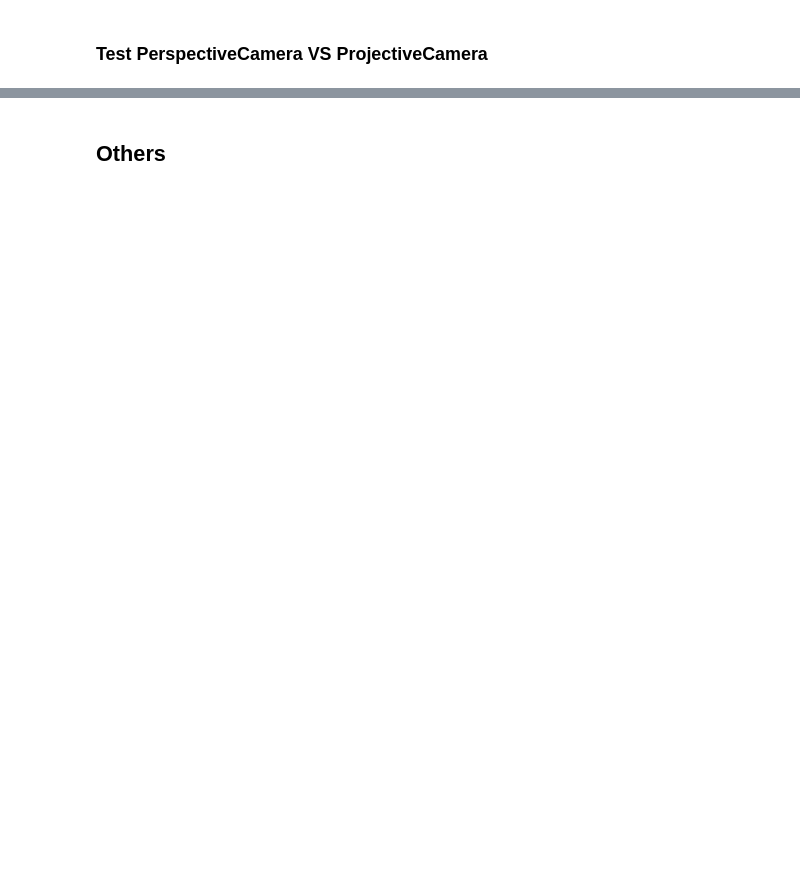
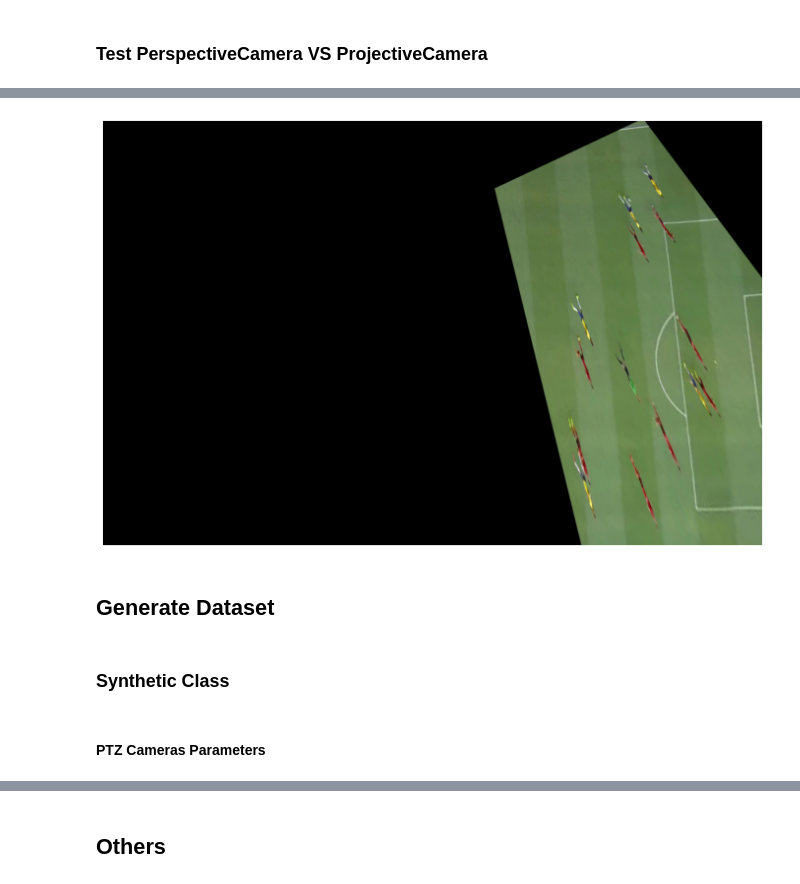
Before and after one commit to qrsforever/hzcsbet, a Jupyter notebook: docs/notebooks/SCCvSD.ipynb, the cells around one changed output, grey strips where cells are left out. Saved outputs shown, nothing was run; the diff lists cells and outputs as text; code cells hidden in the pictures; blank space fills up the shorter version.

```diff
--- a/docs/notebooks/SCCvSD.ipynb
+++ b/docs/notebooks/SCCvSD.ipynb
@@ -1242,12 +1265,12 @@ class PerspectiveCamera:
 fl = 3081.976880
 cx, cy = 640, 360
 offset = np.asarray([52.816224, -54.753716, 19.960425])
-rotx, roty, rotz = -90, 0, 0.2
+rotx, roty, rotz = -90, 0.2, 0
 pany, tiltx = 25, -10
 point3d = np.asarray([[10, 20, 0]])
 # %%
 prop = CameraProp(fl, cx, cy)
-base_pose = CameraPose.from_axis_xyz([rotx, rotz, roty], order='xzy', offset=offset)
+base_pose = CameraPose.from_axis_xyz([rotx, roty, rotz], order='xyz', offset=offset)
 pan_tilt_pose = CameraPose.from_axis_xyz([pany, tiltx], order='yx', offset=[0, 0, 0])
 pose = pan_tilt_pose @ base_pose
 # %%
@@ -1356,0 +1367,9 @@ _imshow(warped_im)
+# %%
+imgwraped = cv2.warpPerspective(img16, S10 @ H_inv, (scale * template_w, scale * template_h), borderMode=cv2.BORDER_CONSTANT, borderValue=0)
+_imshow(imgwraped, figsize=(12, 8))
+# %% [output]
+[figure, added]
+# %% [markdown]
+## Generate Dataset
+# %% [markdown]
+### Synthetic Class
@@ -1356,0 +1435,2 @@ _imshow(warped_im)
+# %% [markdown]
+#### PTZ Cameras Parameters
```
Also changed, not shown: parts of 51 cells of this notebook.
